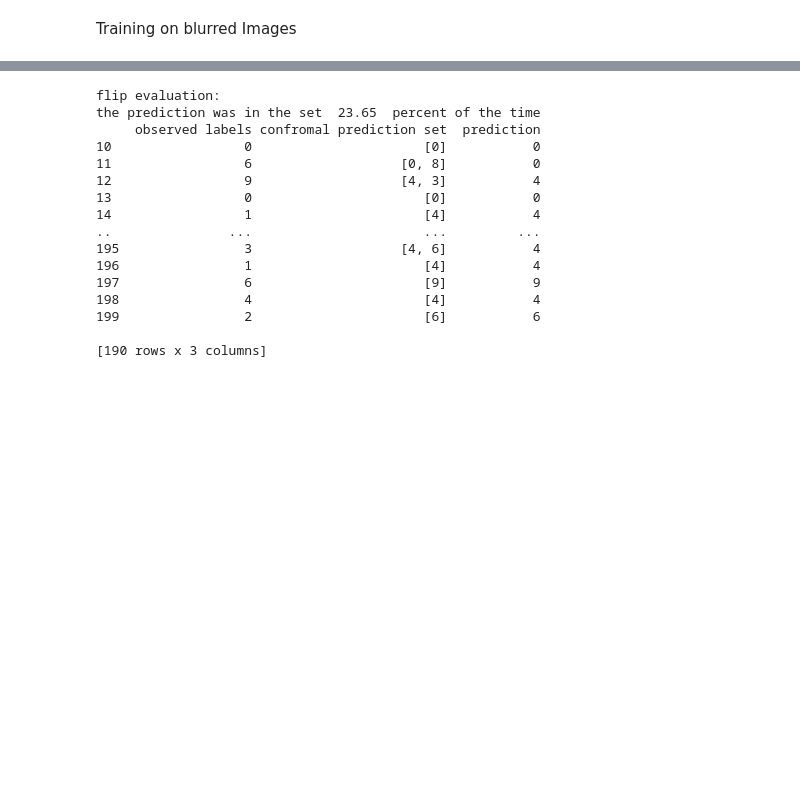
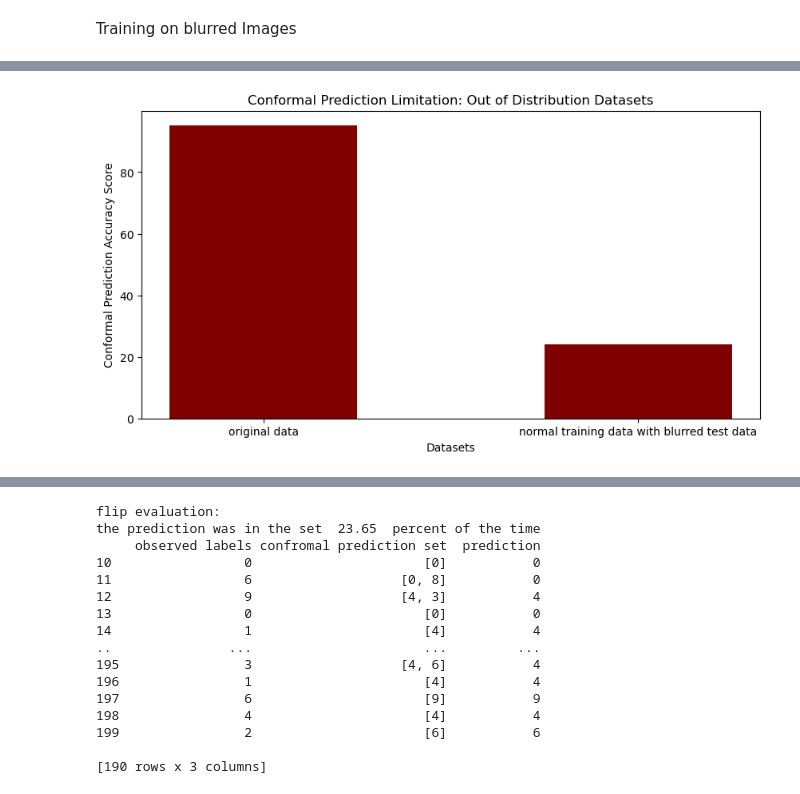
Before and after one commit to alexisjkim/conformal_prediction_limitations, a Jupyter notebook: Conformal_Prediction_Limitations.ipynb, the cells around one changed output, grey strips where cells are left out. Cells and saved outputs as stored; diff of their text form; code cells hidden in the pictures; blank space fills up the shorter version.

```diff
--- a/Conformal_Prediction_Limitations.ipynb
+++ b/Conformal_Prediction_Limitations.ipynb
@@ -414,9 +403,11 @@ observed_labels = get_observed_labels(blur_loader)
 
 blurred_images, blurred_labels = get_blurred_data(blur_loader)
 blurred_loader = create_blur_loader(blurred_images, blurred_labels)
+
 blur_probs = []
 blur_preds = []
-blur_probs, blur_preds = get_probabilities_and_predictions(blurred_loader)
+test_model(og_model, blurred_loader)
+blur_probs, blur_preds = get_probabilities_and_predictions(og_model, blurred_loader)
 '''''
 blur_probs = []
 blur_pred = []
@@ -437,5 +428,5 @@ blur_probs = probabilities.cpu().numpy()'''
 
 conformal_predictions = conformal_prediction(blur_probs, threshold)
 print("This is the conformal prediction accuracy based on training data and testing data from different distributions. \nThe training data contains normal images while the testing data were all blurred:")
-evaluate_and_print(observed_labels, conformal_predictions, blur_preds, 10, 200)
+train_blur_test_score = evaluate_and_print(observed_labels, conformal_predictions, blur_preds, 10, 200)
 # %% [output]
@@ -526,3 +523,21 @@ the prediction was in the set  90.64999999999999  percent of the time
+# %%
+import matplotlib.pyplot as plt
+
+data = {'original data': train_test_same_score,
+        'normal training data with blurred test data': train_blur_test_score}
+
+training_or_testing_set = list(data.keys())
+conformal_prediction_accuracy_score = list(data.values())
+
+fig = plt.figure(figsize = (10, 5))
+plt.bar(training_or_testing_set, conformal_prediction_accuracy_score, color = 'maroon', width = 0.5)
+
+plt.xlabel("Datasets")
+plt.ylabel("Conformal Prediction Accuracy Score")
+plt.title("Conformal Prediction Limitation: Out of Distribution Datasets")
+plt.show()
+# %% [output]
+[figure, added]
 # %%
 #Now lets compare. lets calibrate the new blurred images
 #Calibration of the blurred images
```
Also changed, not shown: parts of 18 cells of this notebook.
